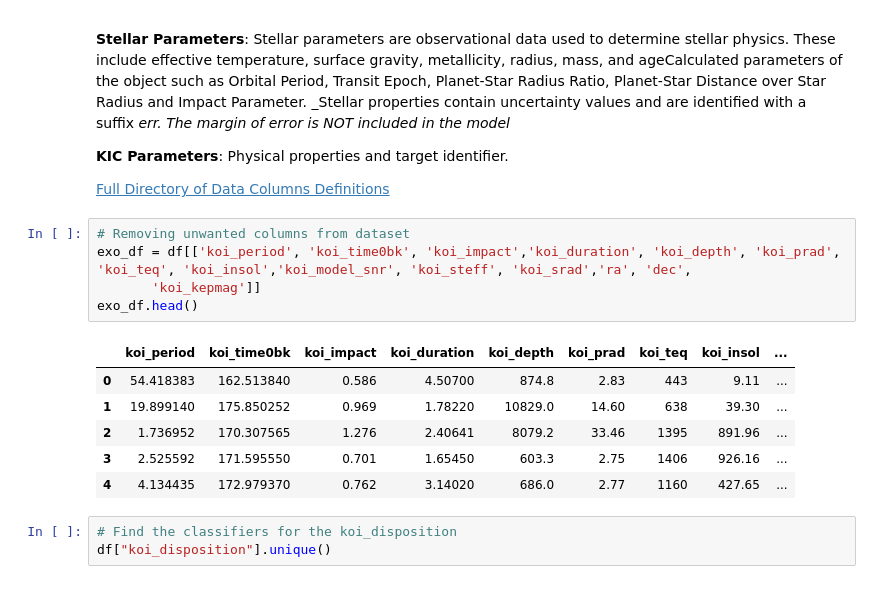
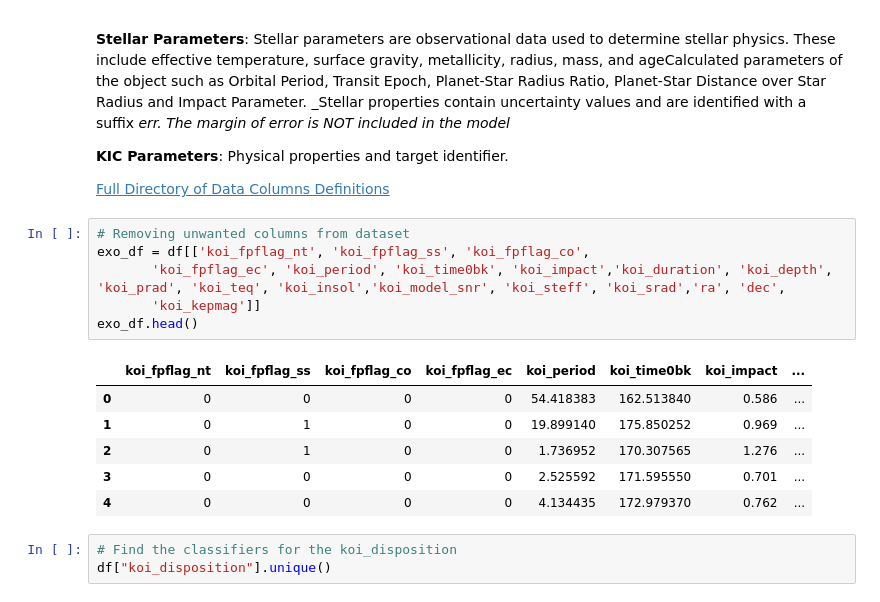
Before and after one commit to lilstarhunter/exoplanetExplorer, a Jupyter notebook: exolplanet_model.ipynb, the cells around one changed output. Cells and saved outputs as stored; diff of their text form.

```diff
--- a/exolplanet_model.ipynb
+++ b/exolplanet_model.ipynb
@@ -66,16 +66,17 @@ This dataset is a cumulative record of all observed Kepler "objects of interest"
 [Full Directory of Data Columns Definitions](https://exoplanetarchive.ipac.caltech.edu/docs/API_kepcandidate_columns.html)
 # %%
 # Removing unwanted columns from dataset
-exo_df = df[['koi_period', 'koi_time0bk', 'koi_impact','koi_duration', 'koi_depth', 'koi_prad', 'koi_teq', 'koi_insol','koi_model_snr', 'koi_steff', 'koi_srad','ra', 'dec',
+exo_df = df[['koi_fpflag_nt', 'koi_fpflag_ss', 'koi_fpflag_co',
+       'koi_fpflag_ec', 'koi_period', 'koi_time0bk', 'koi_impact','koi_duration', 'koi_depth', 'koi_prad', 'koi_teq', 'koi_insol','koi_model_snr', 'koi_steff', 'koi_srad','ra', 'dec',
        'koi_kepmag']]
 exo_df.head()
 # %% [output]
-|  | koi_period | koi_time0bk | koi_impact | koi_duration | koi_depth | koi_prad | koi_teq | koi_insol | ... |
-| 0 | 54.418383 | 162.513840 | 0.586 | 4.50700 | 874.8 | 2.83 | 443 | 9.11 | ... |
-| 1 | 19.899140 | 175.850252 | 0.969 | 1.78220 | 10829.0 | 14.60 | 638 | 39.30 | ... |
-| 2 | 1.736952 | 170.307565 | 1.276 | 2.40641 | 8079.2 | 33.46 | 1395 | 891.96 | ... |
-| 3 | 2.525592 | 171.595550 | 0.701 | 1.65450 | 603.3 | 2.75 | 1406 | 926.16 | ... |
-| 4 | 4.134435 | 172.979370 | 0.762 | 3.14020 | 686.0 | 2.77 | 1160 | 427.65 | ... |
+|  | koi_fpflag_nt | koi_fpflag_ss | koi_fpflag_co | koi_fpflag_ec | koi_period | koi_time0bk | koi_impact | ... |
+| 0 | 0 | 0 | 0 | 0 | 54.418383 | 162.513840 | 0.586 | ... |
+| 1 | 0 | 1 | 0 | 0 | 19.899140 | 175.850252 | 0.969 | ... |
+| 2 | 0 | 1 | 0 | 0 | 1.736952 | 170.307565 | 1.276 | ... |
+| 3 | 0 | 0 | 0 | 0 | 2.525592 | 171.595550 | 0.701 | ... |
+| 4 | 0 | 0 | 0 | 0 | 4.134435 | 172.979370 | 0.762 | ... |
 # %%
 # Find the classifiers for the koi_disposition
 df["koi_disposition"].unique()
```
Also changed, not shown: parts of 35 cells of this notebook.
